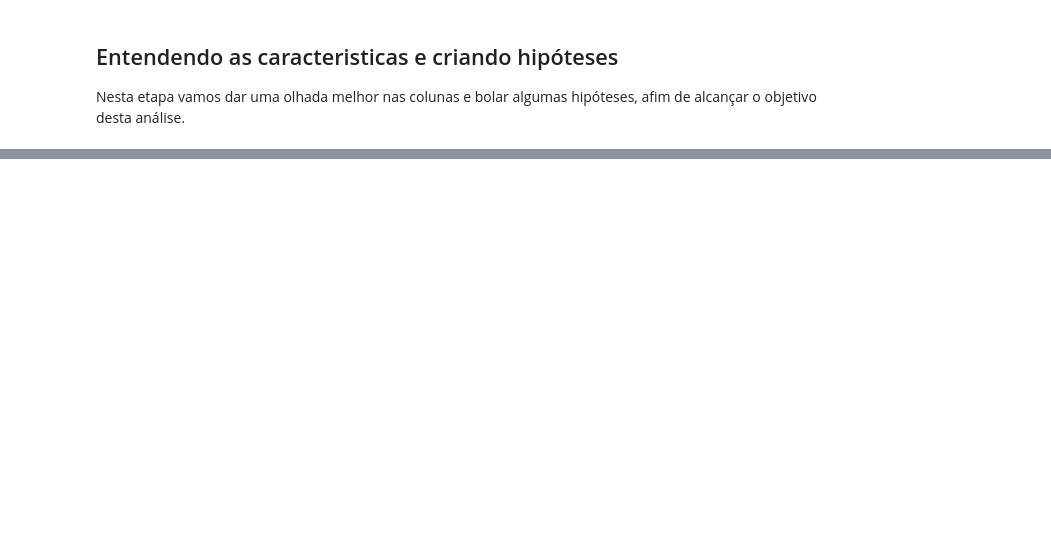
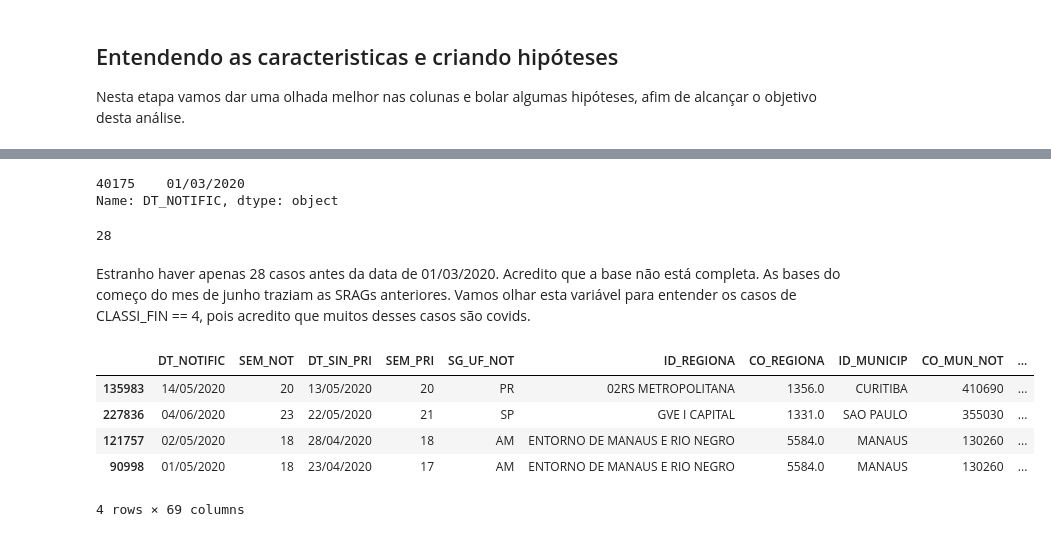
Before and after one commit to fabinhojorge/covid_analysis, a Jupyter notebook: covid_analysis.ipynb, the cells around one changed output, grey strips where cells are left out. Drawn from its saved outputs; the diff is of its cells as text; code cells hidden in the pictures; blank space fills up the shorter version.

```diff
--- a/covid_analysis.ipynb
+++ b/covid_analysis.ipynb
@@ -156,0 +182,22 @@ Nesta etapa vamos dar uma olhada melhor nas colunas e bolar algumas hipóteses,
+# %%
+# pegando o primeiro caso de covid no Brasil
+df_clean[df_clean.CLASSI_FIN == 5].sort_values(by='DT_NOTIFIC').DT_NOTIFIC.head(1)
+# %% [output]
+40175    01/03/2020
+Name: DT_NOTIFIC, dtype: object
+# %%
+df_clean[df_clean.DT_NOTIFIC < "01/03/2020"].DT_NOTIFIC.count()
+# %% [output]
+28
+# %% [markdown]
+Estranho haver apenas 28 casos antes da data de 01/03/2020. Acredito que a base não está completa. As bases do começo do mes de junho traziam as SRAGs anteriores.
+Vamos olhar esta variável para entender os casos de CLASSI_FIN == 4, pois acredito que muitos desses casos são covids.
+# %%
+df_clean[df_clean.CLASSI_FIN == 4].sample(4)
+# %% [output]
+|  | DT_NOTIFIC | SEM_NOT | DT_SIN_PRI | SEM_PRI | SG_UF_NOT | ID_REGIONA | CO_REGIONA | ID_MUNICIP | CO_MUN_NOT | ... |
+| 135983 | 14/05/2020 | 20 | 13/05/2020 | 20 | PR | 02RS METROPOLITANA | 1356.0 | CURITIBA | 410690 | ... |
+| 227836 | 04/06/2020 | 23 | 22/05/2020 | 21 | SP | GVE I CAPITAL | 1331.0 | SAO PAULO | 355030 | ... |
+| 121757 | 02/05/2020 | 18 | 28/04/2020 | 18 | AM | ENTORNO DE MANAUS E RIO NEGRO | 5584.0 | MANAUS | 130260 | ... |
+| 90998 | 01/05/2020 | 18 | 23/04/2020 | 17 | AM | ENTORNO DE MANAUS E RIO NEGRO | 5584.0 | MANAUS | 130260 | ... |
+4 rows × 69 columns
```
Also changed, not shown: parts of 30 cells of this notebook, 1 other file.
